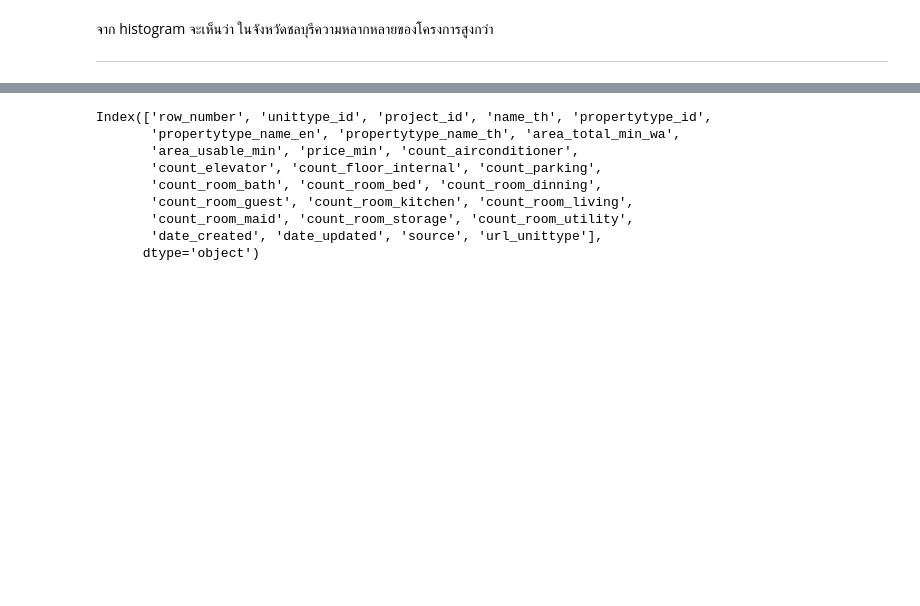
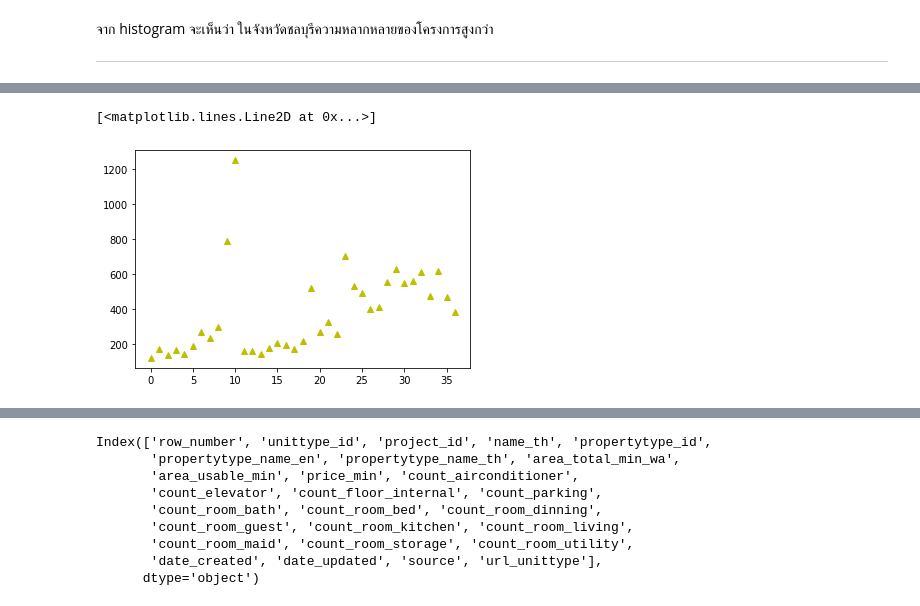
Before and after one commit to NahataiTep/DPDM65, a Jupyter notebook: pandas101.ipynb, the cells around one changed output, grey strips where cells are left out. Cells and saved outputs as stored; diff of their text form; code cells hidden in the pictures; blank space fills up the shorter version.

```diff
--- a/pandas101.ipynb
+++ b/pandas101.ipynb
@@ -865,0 +965,6 @@ plt.xticks(rotation='vertical');    # ใส่ ; เพื่อปิดตั
+# %%
+#การปรับแต่งกราฟ - เปลี่ยนรูปแบบของจุด data (^=สามเหลี่ยม, 8=แปดเหลี่ยม)
+plt.plot(range(len(data)),data,'^y')
+# %% [output]
+[<matplotlib.lines.Line2D at 0x...>]
+[figure, added]
```
Also changed, not shown: parts of 24 cells of this notebook.
